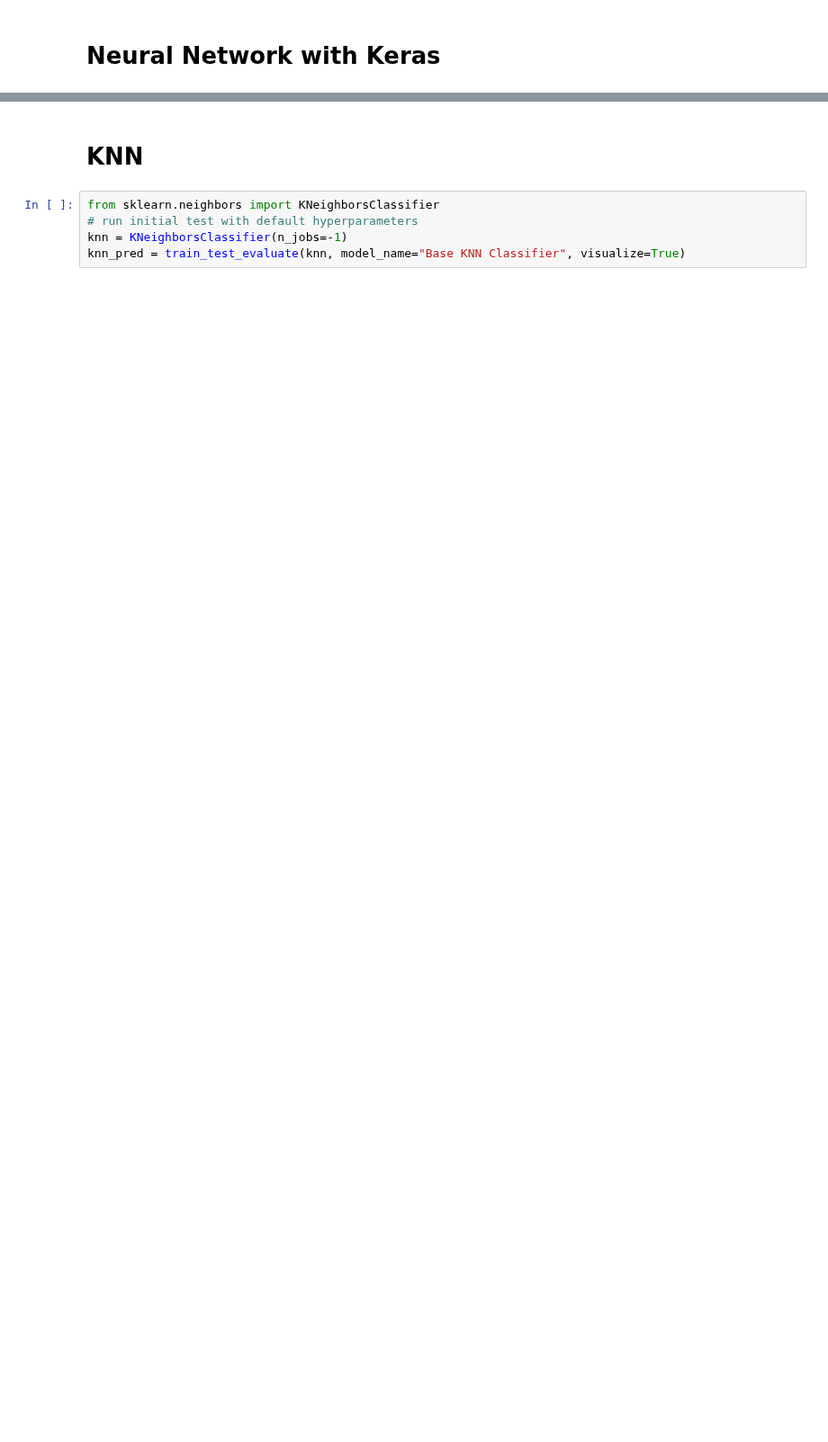
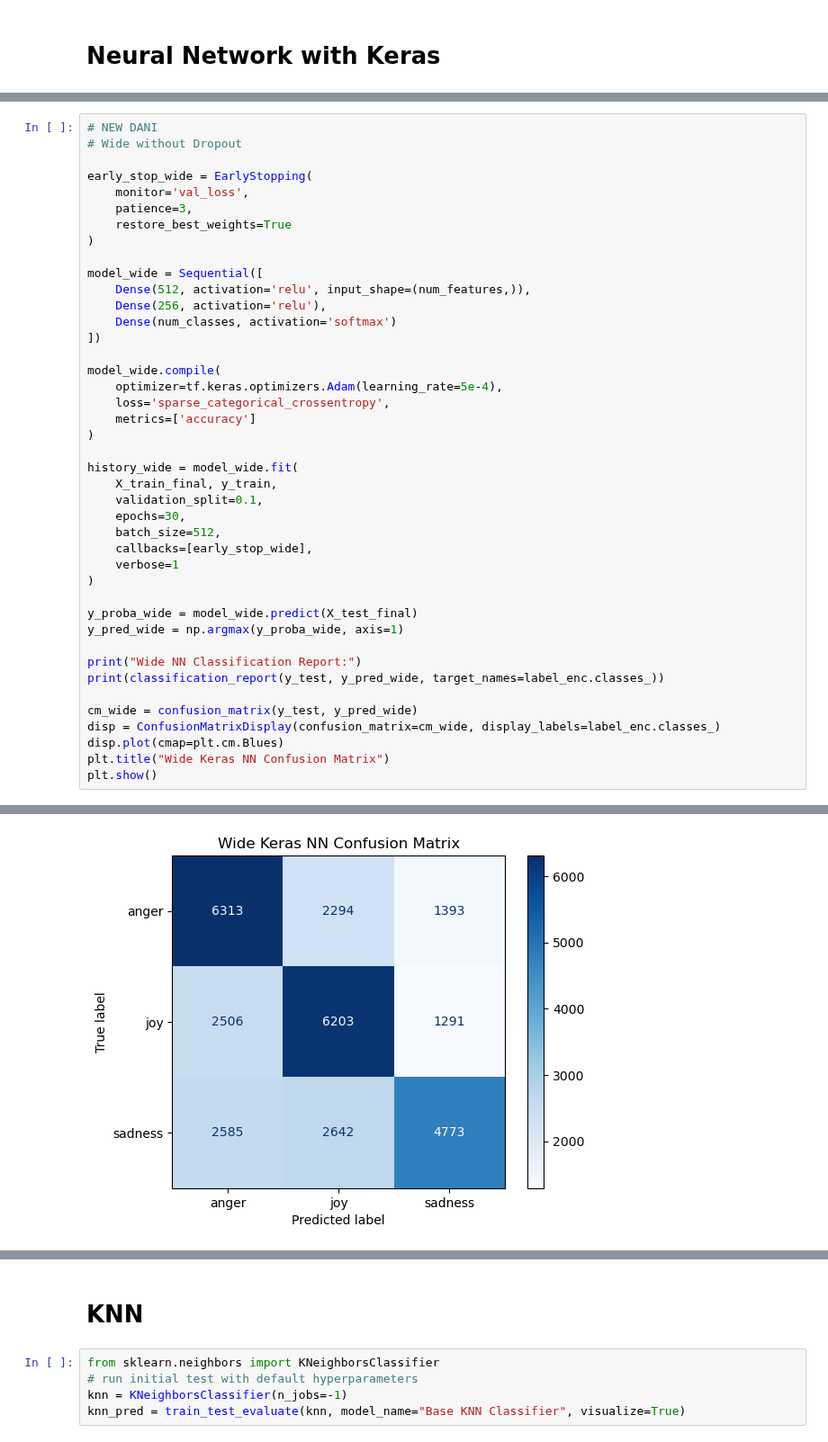
Before and after one commit to danielromerom/spotify-lyrical-analysis, a Jupyter notebook: notebooks/spotify_data_exploration.ipynb, the cells around one changed output, grey strips where cells are left out. Shown at 90% size. Drawn from its saved outputs; the diff is of its cells as text; blank space fills up the shorter version.

```diff
--- a/notebooks/spotify_data_exploration.ipynb
+++ b/notebooks/spotify_data_exploration.ipynb
@@ -856,0 +1135,43 @@ y_pred_logreg_poly = train_test_evaluate(logreg_poly, model_name="Logistic Regre
+# %%
+# NEW DANI
+# Wide without Dropout
+
+early_stop_wide = EarlyStopping(
+    monitor='val_loss',
+    patience=3,
+    restore_best_weights=True
+)
+
+model_wide = Sequential([
+    Dense(512, activation='relu', input_shape=(num_features,)),
+    Dense(256, activation='relu'),
+    Dense(num_classes, activation='softmax')
+])
+
+model_wide.compile(
+    optimizer=tf.keras.optimizers.Adam(learning_rate=5e-4),
+    loss='sparse_categorical_crossentropy',
+    metrics=['accuracy']
+)
+
+history_wide = model_wide.fit(
+    X_train_final, y_train,
+    validation_split=0.1,
+    epochs=30,
+    batch_size=512,
+    callbacks=[early_stop_wide],
+    verbose=1
+)
+
+y_proba_wide = model_wide.predict(X_test_final)
+y_pred_wide = np.argmax(y_proba_wide, axis=1)
+
+print("Wide NN Classification Report:")
+print(classification_report(y_test, y_pred_wide, target_names=label_enc.classes_))
+
+cm_wide = confusion_matrix(y_test, y_pred_wide)
+disp = ConfusionMatrixDisplay(confusion_matrix=cm_wide, display_labels=label_enc.classes_)
+disp.plot(cmap=plt.cm.Blues)
+plt.title("Wide Keras NN Confusion Matrix")
+plt.show()
+# %% [output]
@@ -857 +1196,2 @@ y_pred_logreg_poly = train_test_evaluate(logreg_poly, model_name="Logistic Regre
+[figure, added]
 # %%
```
Also changed, not shown: parts of 19 cells of this notebook.
